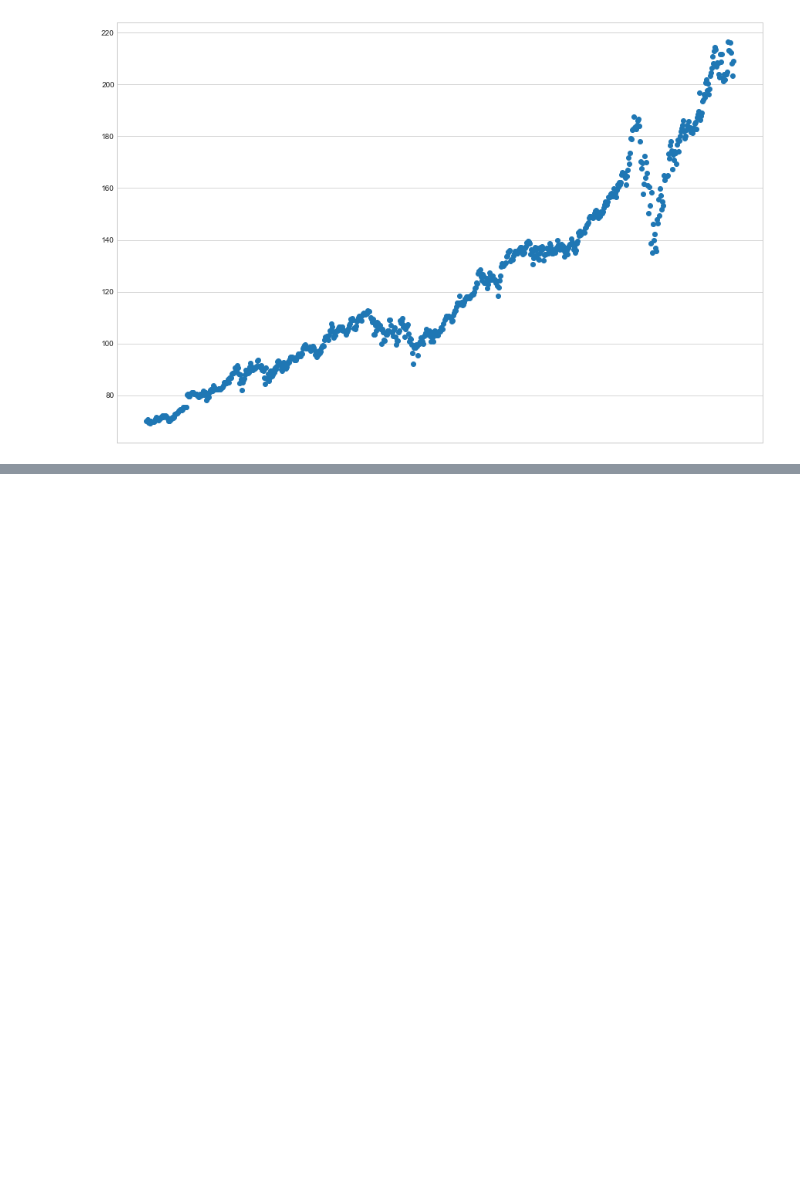
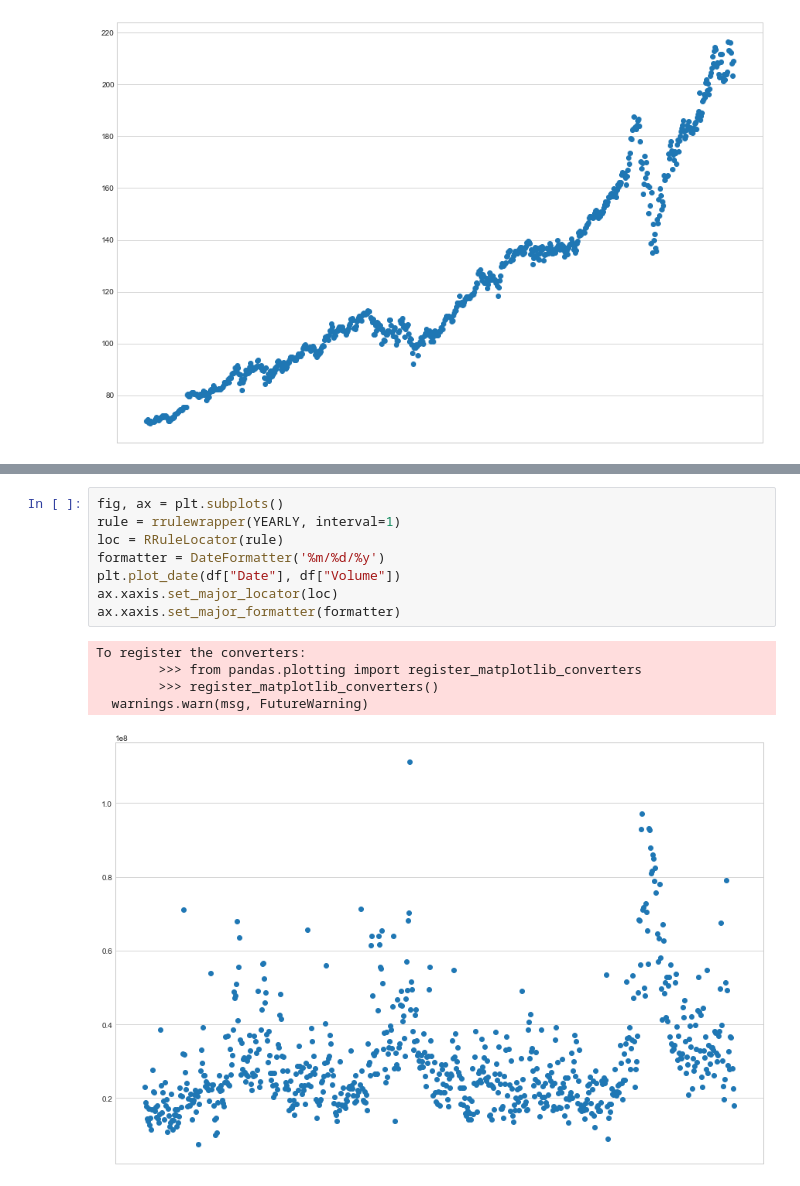
Before and after one commit to doofusdavid/res500-PortfolioProject, a Jupyter notebook: PortfolioProject.ipynb, the cells around one changed output, grey strips where cells are left out. Cells and saved outputs as stored; diff of their text form; blank space fills up the shorter version.

```diff
--- a/PortfolioProject.ipynb
+++ b/PortfolioProject.ipynb
@@ -59,0 +90,14 @@ ax.xaxis.set_major_formatter(formatter)
+# %%
+fig, ax = plt.subplots()
+rule = rrulewrapper(YEARLY, interval=1)
+loc = RRuleLocator(rule)
+formatter = DateFormatter('%m/%d/%y')
+plt.plot_date(df["Date"], df["Volume"])
+ax.xaxis.set_major_locator(loc)
+ax.xaxis.set_major_formatter(formatter)
+# %% [output]
+To register the converters:
+        >>> from pandas.plotting import register_matplotlib_converters
+        >>> register_matplotlib_converters()
+  warnings.warn(msg, FutureWarning)
+[figure, added]
```
Also changed, not shown: parts of 6 cells of this notebook, 1 other file.
